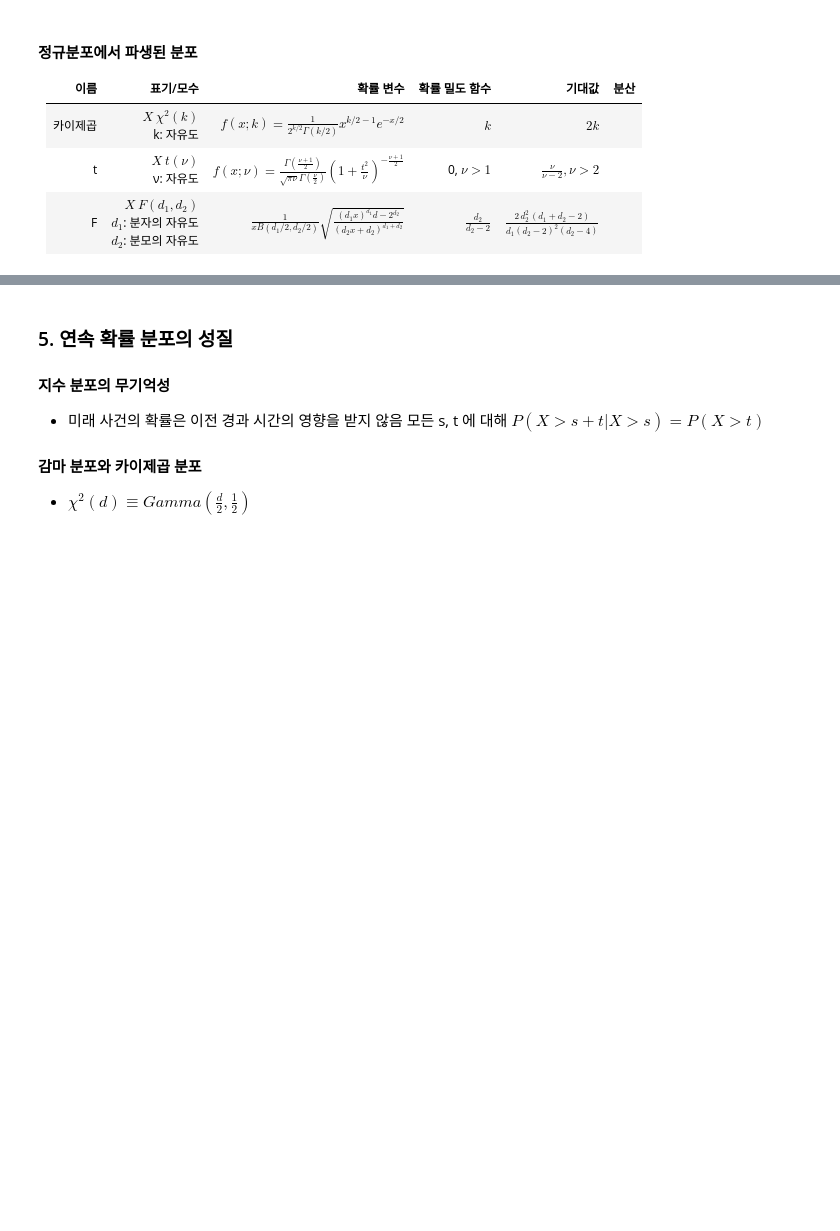
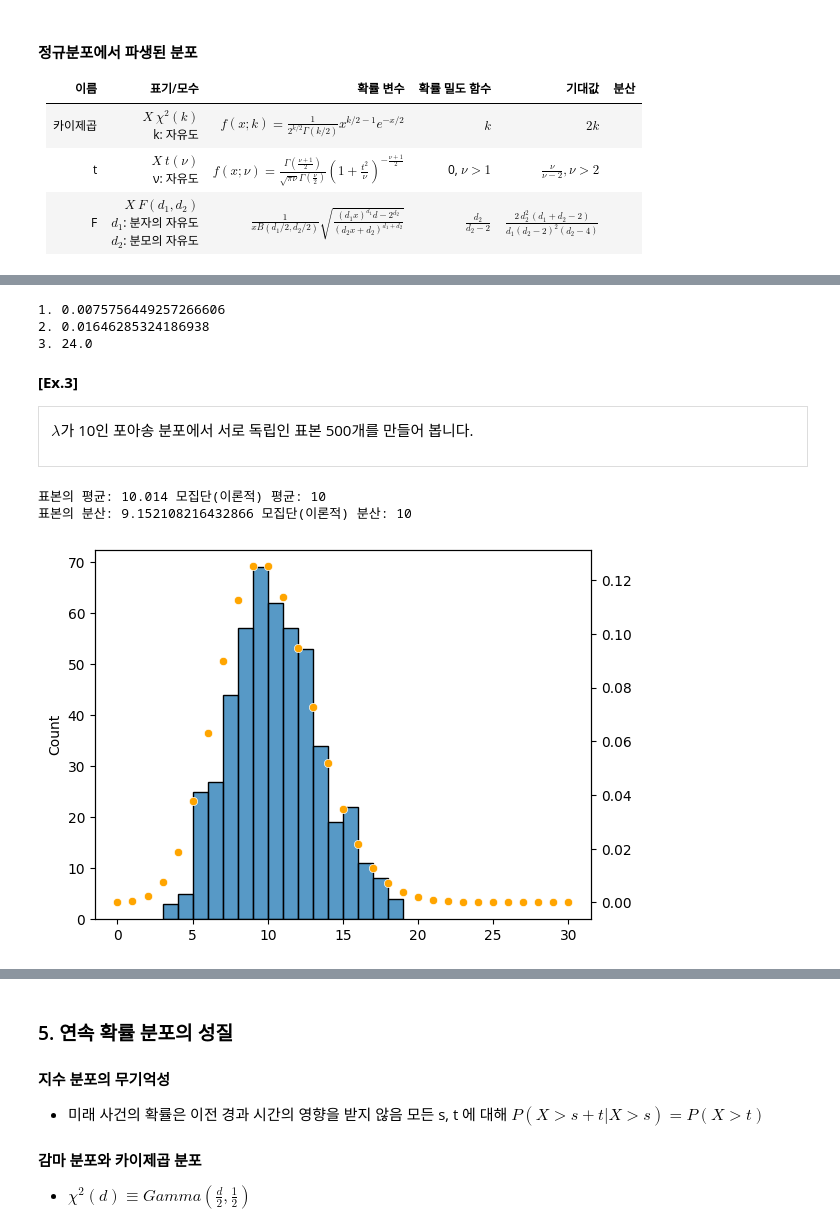
Before and after one commit to sunkusun9/DS_Lv3_elearning, a Jupyter notebook: 2-2 확률 분포.ipynb, the cells around one changed output, grey strips where cells are left out. Cells and saved outputs as stored; diff of their text form; code cells hidden in the pictures; blank space fills up the shorter version.

```diff
--- a/2-2 확률 분포.ipynb
+++ b/2-2 확률 분포.ipynb
@@ -155,0 +212,28 @@ $Bin(np)\approx Pois(np)$
+# %%
+print("1. {}".format(binom.pmf(20, n=100, p=0.3)))
+print("2. {}".format(binom.cdf(20, n=100, p=0.3)))
+print("3. {}".format(binom.ppf(0.1, n=100, p=0.3)))
+# %% [output]
+1. 0.0075756449257266606
+2. 0.01646285324186938
+3. 24.0
+# %% [markdown]
+**[Ex.3]**
+
+<div style="border: 1px solid #ddd; padding: 12px; margin-top: 10px">
+
+$\lambda$가 10인 포아송 분포에서 서로 독립인 표본 500개를 만들어 봅니다.
+
+</div>
+# %%
+lamb = 10
+X = poisson.rvs(lamb, size=500, random_state=123)
+print("표본의 평균:", np.mean(X), "모집단(이론적) 평균:", lamb)
+print("표본의 분산:", np.var(X, ddof=1), "모집단(이론적) 분산:", lamb)
+sns.histplot(X)
+sns.scatterplot(x=np.arange(0, 31), y=poisson.pmf(np.arange(0, 31), 10), ax=plt.gca().twinx(), color='orange')
+plt.show()
+# %% [output]
+표본의 평균: 10.014 모집단(이론적) 평균: 10
+표본의 분산: 9.152108216432866 모집단(이론적) 분산: 10
+[figure, added]
```
Also changed, not shown: parts of 11 cells of this notebook, 7 other files.
